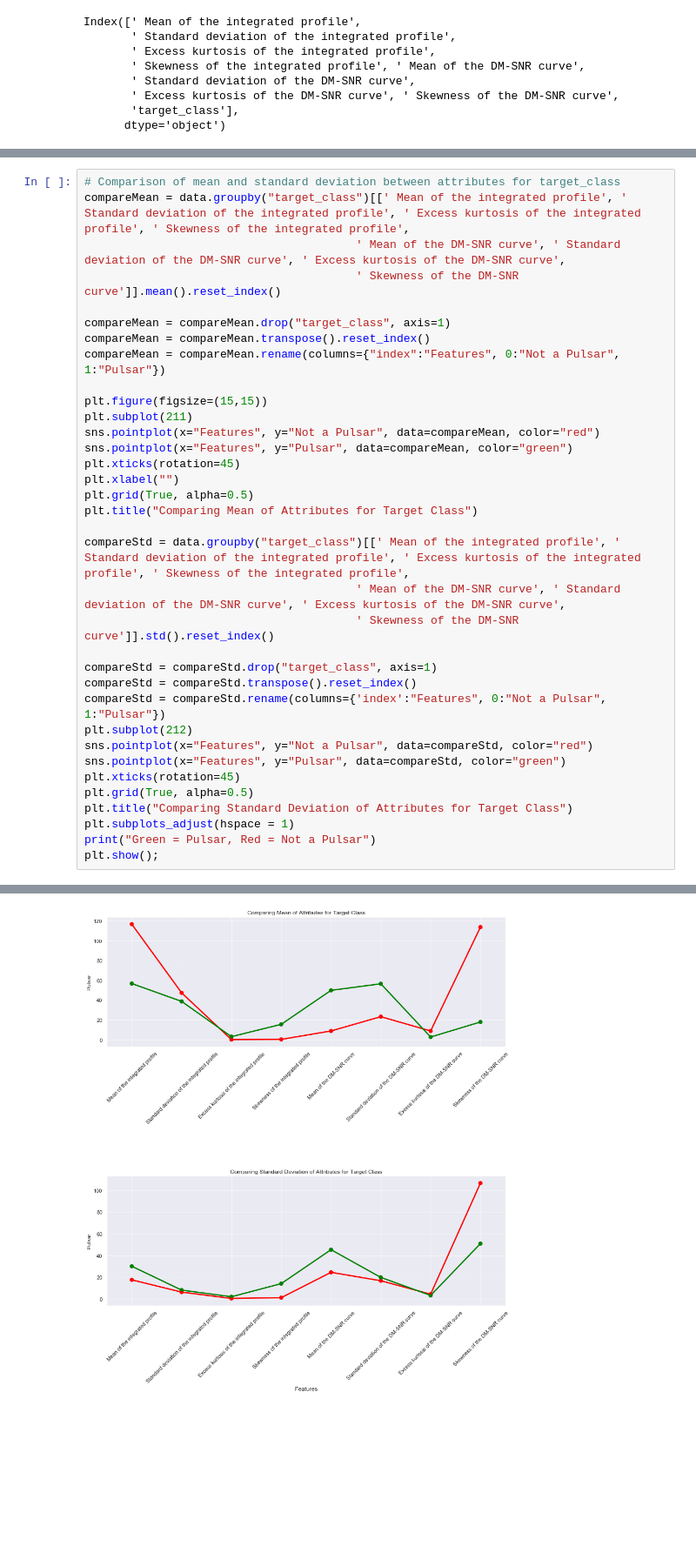
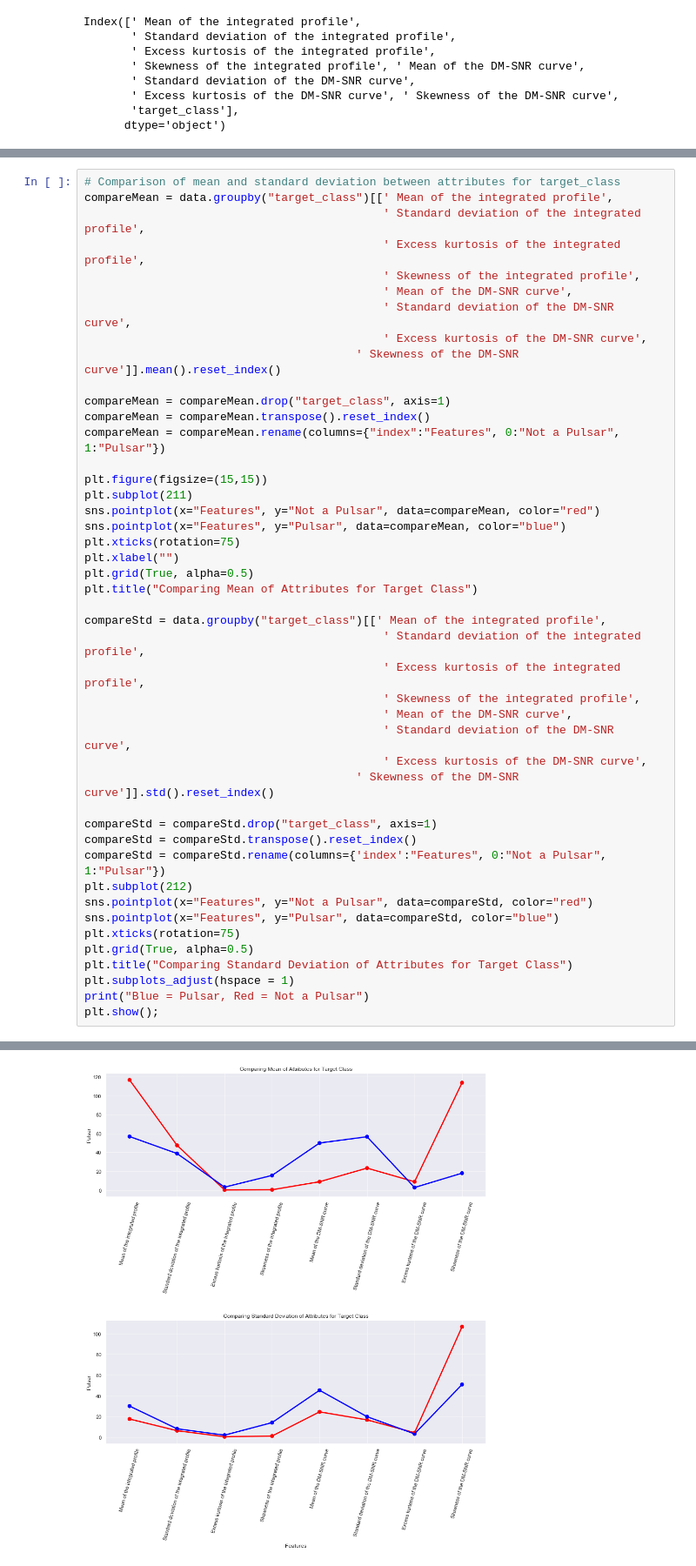
Before and after one commit to RS291/Mod3_Pulsar_Project, a Jupyter notebook: Untitled.ipynb, the cells around one changed output, grey strips where cells are left out. Shown at 87% size. Drawn from its saved outputs; the diff is of its cells as text; blank space fills up the shorter version.

```diff
--- a/Untitled.ipynb
+++ b/Untitled.ipynb
@@ -275,7 +275,12 @@ Index([' Mean of the integrated profile',
 # %%
 # Comparison of mean and standard deviation between attributes for target_class
-compareMean = data.groupby("target_class")[[' Mean of the integrated profile', ' Standard deviation of the integrated profile', ' Excess kurtosis of the integrated profile', ' Skewness of the integrated profile',
-                                        ' Mean of the DM-SNR curve', ' Standard deviation of the DM-SNR curve', ' Excess kurtosis of the DM-SNR curve',
+compareMean = data.groupby("target_class")[[' Mean of the integrated profile',
+                                            ' Standard deviation of the integrated profile',
+                                            ' Excess kurtosis of the integrated profile',
+                                            ' Skewness of the integrated profile',
+                                            ' Mean of the DM-SNR curve',
+                                            ' Standard deviation of the DM-SNR curve',
+                                            ' Excess kurtosis of the DM-SNR curve',
                                         ' Skewness of the DM-SNR curve']].mean().reset_index()
 
 compareMean = compareMean.drop("target_class", axis=1)
@@ -285,14 +290,19 @@ compareMean = compareMean.rename(columns={"index":"Features", 0:"Not a Pulsar",
 plt.figure(figsize=(15,15))
 plt.subplot(211)
 sns.pointplot(x="Features", y="Not a Pulsar", data=compareMean, color="red")
-sns.pointplot(x="Features", y="Pulsar", data=compareMean, color="green")
-plt.xticks(rotation=45)
+sns.pointplot(x="Features", y="Pulsar", data=compareMean, color="blue")
+plt.xticks(rotation=75)
 plt.xlabel("")
 plt.grid(True, alpha=0.5)
 plt.title("Comparing Mean of Attributes for Target Class")
 
-compareStd = data.groupby("target_class")[[' Mean of the integrated profile', ' Standard deviation of the integrated profile', ' Excess kurtosis of the integrated profile', ' Skewness of the integrated profile',
-                                        ' Mean of the DM-SNR curve', ' Standard deviation of the DM-SNR curve', ' Excess kurtosis of the DM-SNR curve',
+compareStd = data.groupby("target_class")[[' Mean of the integrated profile',
+                                            ' Standard deviation of the integrated profile',
+                                            ' Excess kurtosis of the integrated profile',
+                                            ' Skewness of the integrated profile',
+                                            ' Mean of the DM-SNR curve',
+                                            ' Standard deviation of the DM-SNR curve',
+                                            ' Excess kurtosis of the DM-SNR curve',
                                         ' Skewness of the DM-SNR curve']].std().reset_index()
 
 compareStd = compareStd.drop("target_class", axis=1)
@@ -300,11 +310,11 @@ compareStd = compareStd.transpose().reset_index()
 compareStd = compareStd.rename(columns={'index':"Features", 0:"Not a Pulsar", 1:"Pulsar"})
 plt.subplot(212)
 sns.pointplot(x="Features", y="Not a Pulsar", data=compareStd, color="red")
-sns.pointplot(x="Features", y="Pulsar", data=compareStd, color="green")
-plt.xticks(rotation=45)
+sns.pointplot(x="Features", y="Pulsar", data=compareStd, color="blue")
+plt.xticks(rotation=75)
 plt.grid(True, alpha=0.5)
 plt.title("Comparing Standard Deviation of Attributes for Target Class")
 plt.subplots_adjust(hspace = 1)
-print("Green = Pulsar, Red = Not a Pulsar")
+print("Blue = Pulsar, Red = Not a Pulsar")
 plt.show();
 # %% [output]
@@ -312 +322 @@ Green = Pulsar, Red = Not a Pulsar
-[figure, old version]
+[figure, new version]
```
Also changed, not shown: parts of 19 cells of this notebook, 1 other file.
